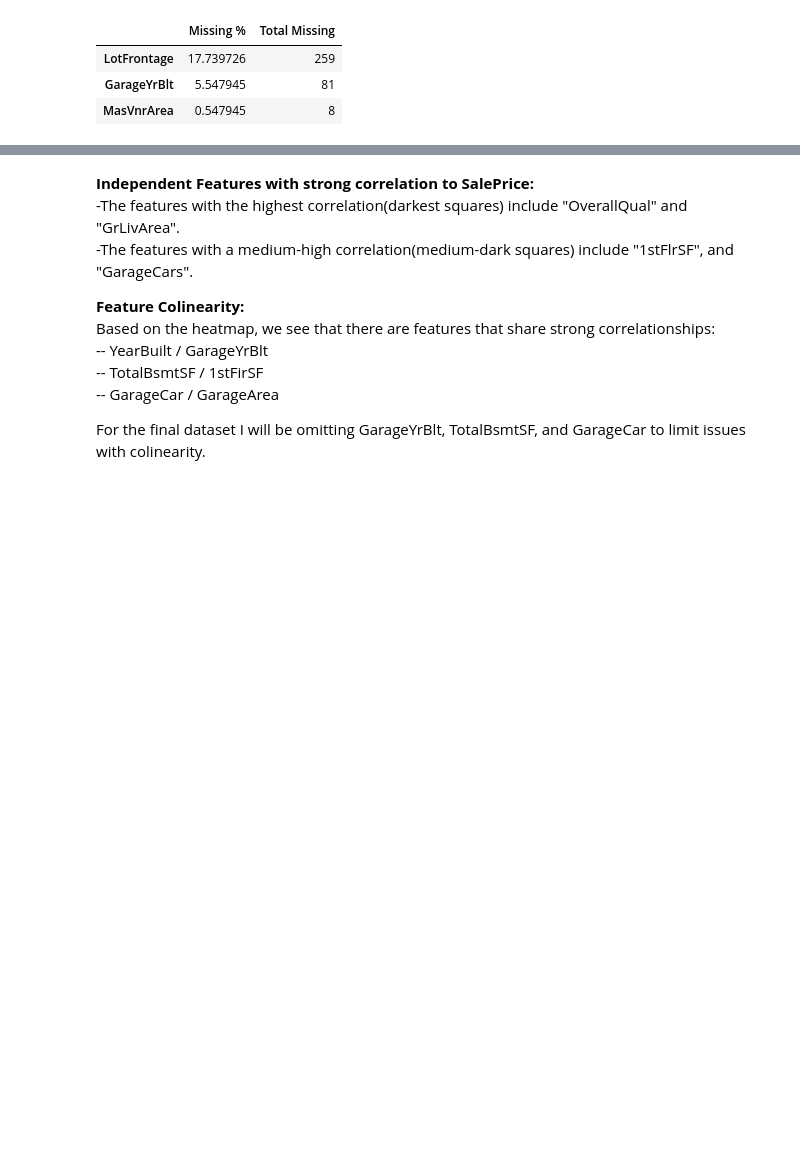
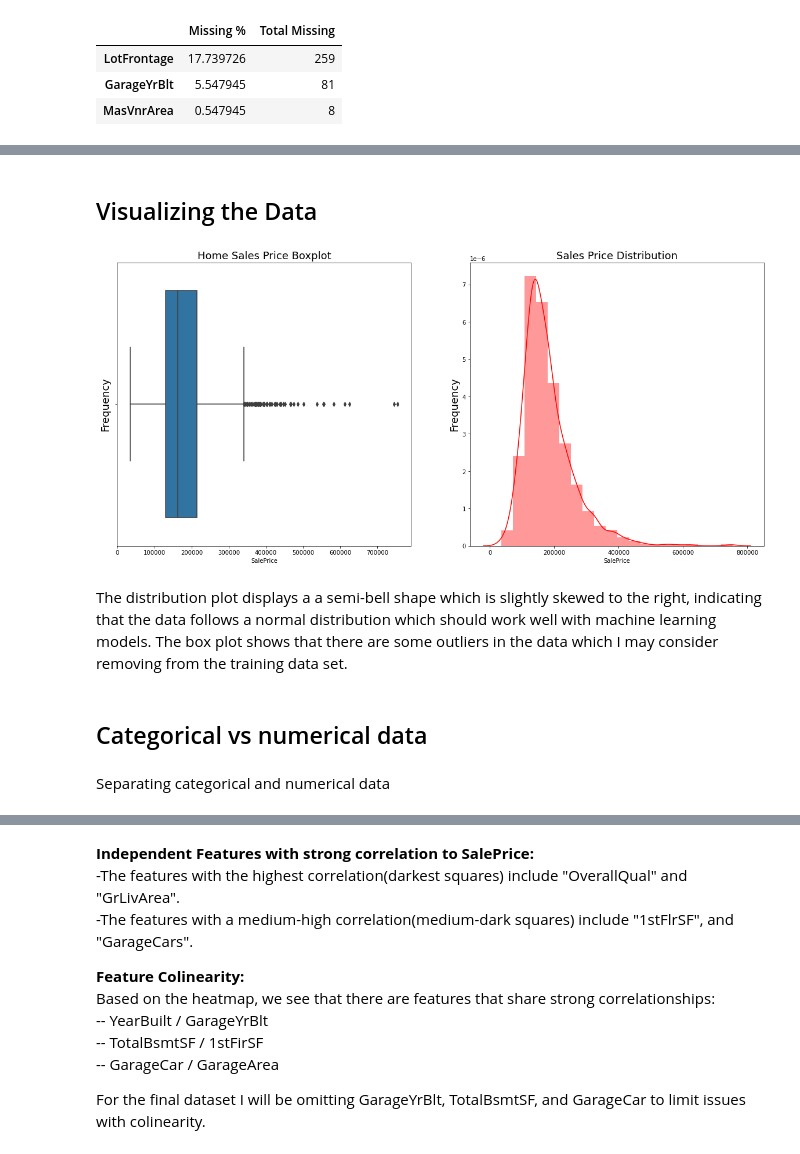
Before and after one commit to dtrinidad002/W207_Final_Project, a Jupyter notebook: Notebook_2_ExploratoryDataAnalysis.ipynb, the cells around one changed output, grey strips where cells are left out. Drawn from its saved outputs; the diff is of its cells as text; code cells hidden in the pictures; blank space fills up the shorter version.

```diff
--- a/Notebook_2_ExploratoryDataAnalysis.ipynb
+++ b/Notebook_2_ExploratoryDataAnalysis.ipynb
@@ -147,0 +188,22 @@ float_misstable.loc[float_misstable['Total Missing'] > 0,:].sort_values(by = "Mi
+# %% [markdown]
+## Visualizing the Data
+# %%
+# Function to visualize the target variable
+def plot_SalesPrice(train_data):
+    plt.figure(figsize=(20,9))
+    plt.subplot(1,2,1)
+    plt.title('Home Sales Price Boxplot', fontsize= 18)
+    plt.ylabel("Frequency", fontsize= 18)
+    sns.boxplot(train_data.SalePrice)
+
+    plt.subplot(1,2,2)
+    plt.title('Sales Price Distribution',fontsize= 18)
+    plt.ylabel("Frequency", fontsize= 18)
+    sns.distplot(train_data.SalePrice, bins=20, color="r")
+    plt.show()
+
+plot_SalesPrice(train_data)
+# %% [output]
+[figure, added]
+# %% [markdown]
+ The distribution plot displays a a semi-bell shape which is slightly skewed to the right, indicating that the data follows a normal distribution which should work well with machine learning models. The box plot shows that there are some outliers in the data which I may consider removing from the training data set.
@@ -147,0 +213,4 @@ float_misstable.loc[float_misstable['Total Missing'] > 0,:].sort_values(by = "Mi
+# %% [markdown]
+## Categorical vs numerical data
+# %% [markdown]
+Separating categorical and numerical data
```
Also changed, not shown: parts of 23 cells of this notebook.
